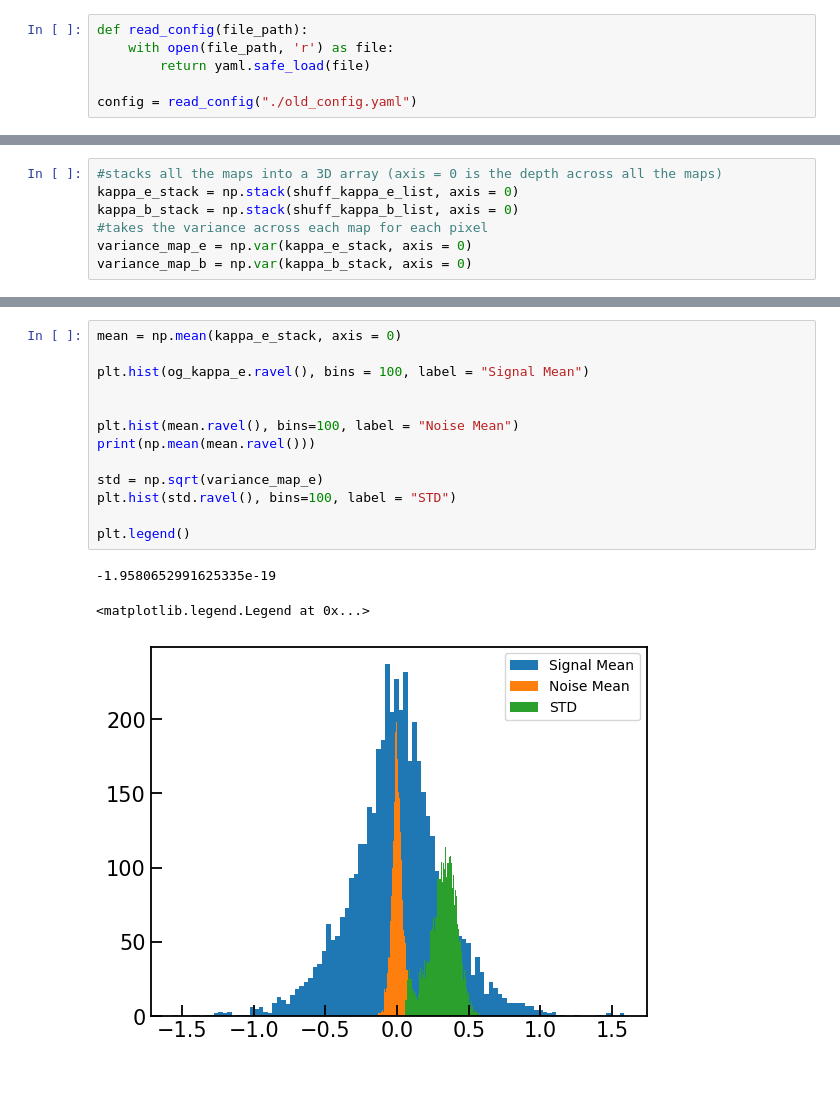
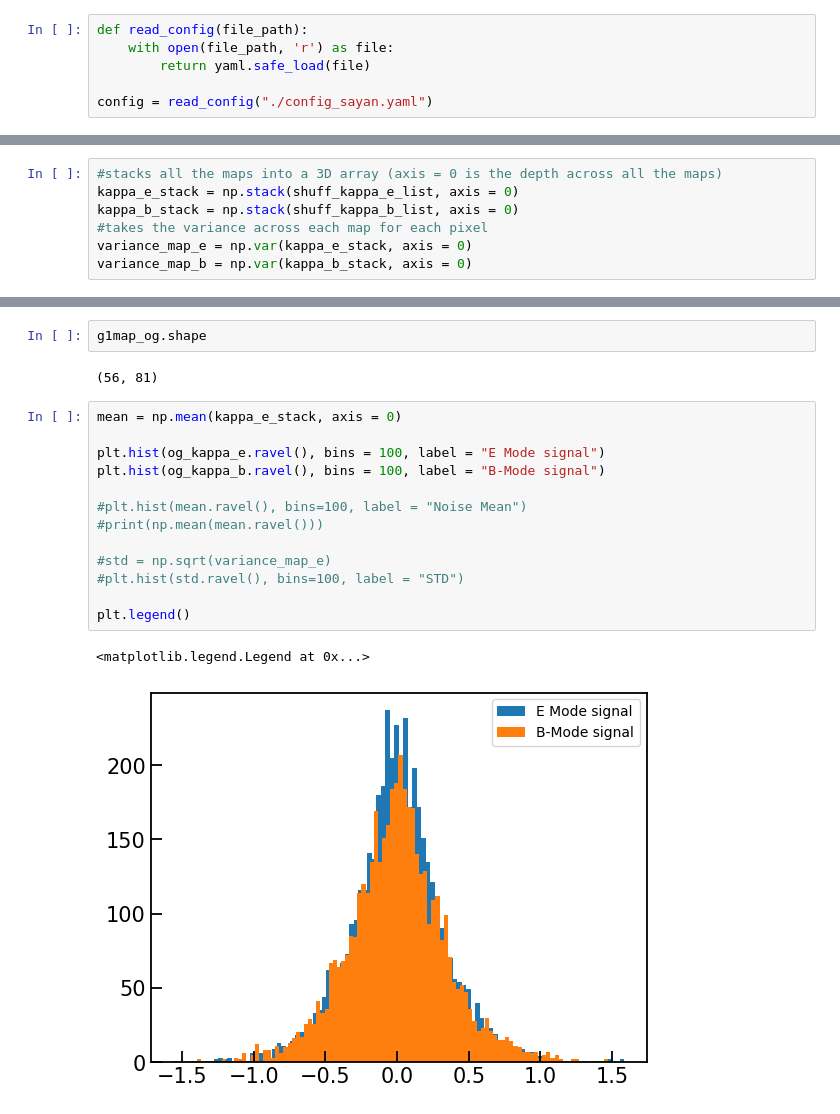
Before and after one commit to GeorgeVassilakis/SMPy, a Jupyter notebook: notebooks/scratch/shuffle_v2.ipynb, the cells around one changed output, grey strips where cells are left out. Drawn from its saved outputs; the diff is of its cells as text; blank space fills up the shorter version.

```diff
--- a/notebooks/scratch/shuffle_v2.ipynb
+++ b/notebooks/scratch/shuffle_v2.ipynb
@@ -16,7 +16,7 @@ def read_config(file_path):
     with open(file_path, 'r') as file:
         return yaml.safe_load(file)
 
-config = read_config("./old_config.yaml")
+config = read_config("./config_sayan.yaml")
 # %%
 def load_shear_data(shear_cat_path, ra_col, dec_col, g1_col, g2_col, weight_col):
     """
@@ -397,23 +405,26 @@ print(og_kappa_e)
    0.21493334]
  [ 0.06752752 -0.30552014 -0.020172   ...  0.47597041  0.20711483
   -0.1336508 ]]
+# %%
+g1map_og.shape
+# %% [output]
+(56, 81)
 # %%
 mean = np.mean(kappa_e_stack, axis = 0)
 
-plt.hist(og_kappa_e.ravel(), bins = 100, label = "Signal Mean")
+plt.hist(og_kappa_e.ravel(), bins = 100, label = "E Mode signal")
+plt.hist(og_kappa_b.ravel(), bins = 100, label = "B-Mode signal")
 
+#plt.hist(mean.ravel(), bins=100, label = "Noise Mean")
+#print(np.mean(mean.ravel()))
 
-plt.hist(mean.ravel(), bins=100, label = "Noise Mean")
-print(np.mean(mean.ravel()))
-
-std = np.sqrt(variance_map_e)
-plt.hist(std.ravel(), bins=100, label = "STD")
+#std = np.sqrt(variance_map_e)
+#plt.hist(std.ravel(), bins=100, label = "STD")
 
 plt.legend()
 # %% [output]
--1.9580652991625335e-19
+<matplotlib.legend.Legend at 0x...>
-<matplotlib.legend.Legend at 0x...>
-[figure, old version]
+[figure, new version]
 # %%
 median_signal = np.median(og_kappa_e)
 signal_to_noise = og_kappa_e / std
```
Also changed, not shown: parts of 11 cells of this notebook, 1 other file.
